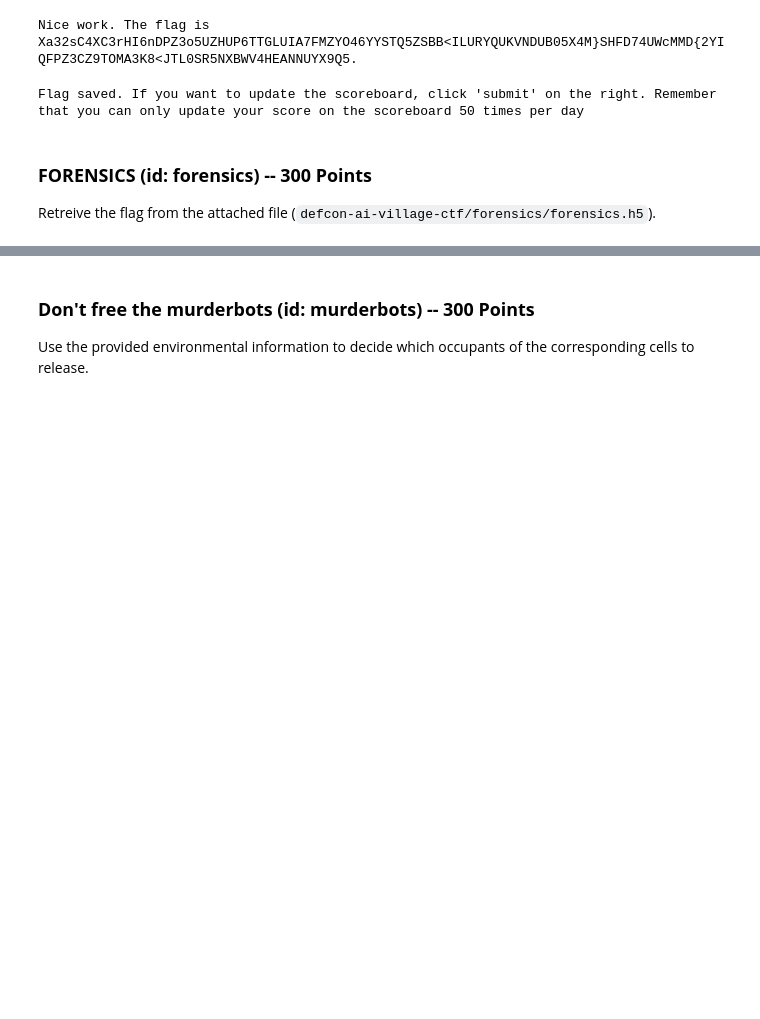
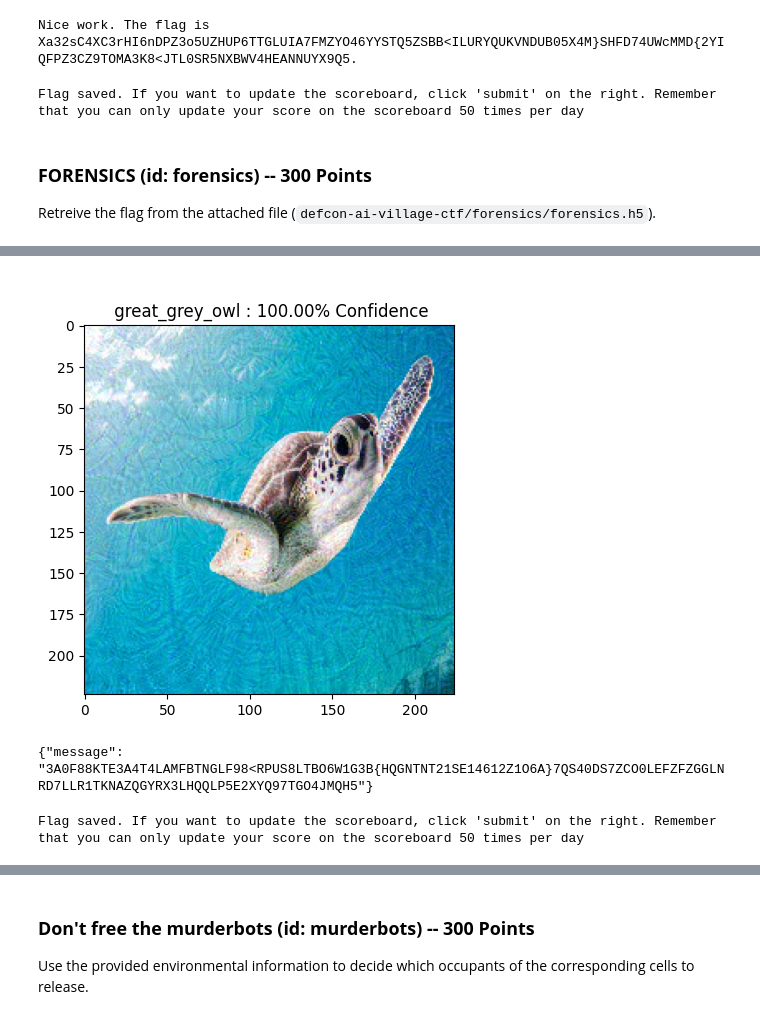
Before and after one commit to anubhavde/jubilant-robot-hacker, a Jupyter notebook: submission.ipynb, the cells around one changed output, grey strips where cells are left out. Saved outputs shown, nothing was run; the diff lists cells and outputs as text; code cells hidden in the pictures; blank space fills up the shorter version.

```diff
--- a/submission.ipynb
+++ b/submission.ipynb
@@ -858,0 +1070,42 @@ add_flag("forensics", "YOURFLAGHERE")
+# %%
+loss_object = tf.keras.losses.CategoricalCrossentropy()
+
+def create_adversarial_pattern(input_image, input_label):
+  with tf.GradientTape() as tape:
+    tape.watch(input_image)
+    prediction = pretrained_model(input_image)
+    loss = loss_object(input_label, prediction)
+
+  # Get the gradients of the loss w.r.t to the input image.
+  gradient = tape.gradient(loss, input_image)
+  # Get the sign of the gradients to create the perturbation
+  signed_grad = tf.sign(gradient)
+  return signed_grad, gradient
+
+def display_images(image, description):
+  _, label, confidence = get_imagenet_label(pretrained_model.predict(image))
+  plt.figure()
+  mn = np.min(image[0])
+  mx = np.max(image[0])
+  plt.imshow(image[0]*0.5+0.5)
+  plt.title('{} \n {} : {:.2f}% Confidence'.format(description,
+                                                   label, confidence*100))
+  plt.show()
+
+gray_owl_index = 24
+label = tf.one_hot(gray_owl_index, image_probs.shape[-1])
+label = tf.reshape(label, (1, image_probs.shape[-1]))
+
+image_path = '/home/linux/Workspace/ai-village-ctf/salt/turtle.jpg'
+image_raw = tf.io.read_file(image_path)
+image = tf.image.decode_image(image_raw)
+image = preprocess(image)
+
+learning_rate = 0.01
+for k in range(100):
+    print(k,', ',end='')
+    perturbations, gr = create_adversarial_pattern(image, label)
+    image -= learning_rate * perturbations
+
+display_images(image,'')
+# %% [output]
@@ -858,0 +1114 @@ add_flag("forensics", "YOURFLAGHERE")
+[figure, added]
@@ -858,0 +1121,23 @@ add_flag("forensics", "YOURFLAGHERE")
+# %%
+IMAGE_DIMS = (224, 224)
+
+img = Im.open(f"owl.png")
+img = img.resize(IMAGE_DIMS)
+img_bytes = img.tobytes()
+b64_img_bytes = base64.urlsafe_b64encode(img_bytes)
+
+data = {
+    "input": b64_img_bytes.decode()
+}
+
+try:
+    r = requests.post("https://salt.fly.dev/score", data=json.dumps(data))
+    print(r.text)
+except requests.exceptions.ConnectionError:
+    print("Connection problems. Contact the CTF organizers.")
+# %% [output]
+{"message": "3A0F88KTE3A4T4LAMFBTNGLF98<RPUS8LTBO6W1G3B{HQGNTNT21SE14612Z1O6A}7QS40DS7ZCO0LEFZFZGGLNRD7LLR1TKNAZQGYRX3LHQQLP5E2XYQ97TGO4JMQH5"}
+# %%
+add_flag("salt", "3A0F88KTE3A4T4LAMFBTNGLF98<RPUS8LTBO6W1G3B{HQGNTNT21SE14612Z1O6A}7QS40DS7ZCO0LEFZFZGGLNRD7LLR1TKNAZQGYRX3LHQQLP5E2XYQ97TGO4JMQH5")
+# %% [output]
+Flag saved. If you want to update the scoreboard, click 'submit' on the right. Remember that you can only update your score on the scoreboard 50 times per day
```
Also changed, not shown: parts of 45 cells of this notebook, 4 other files.
